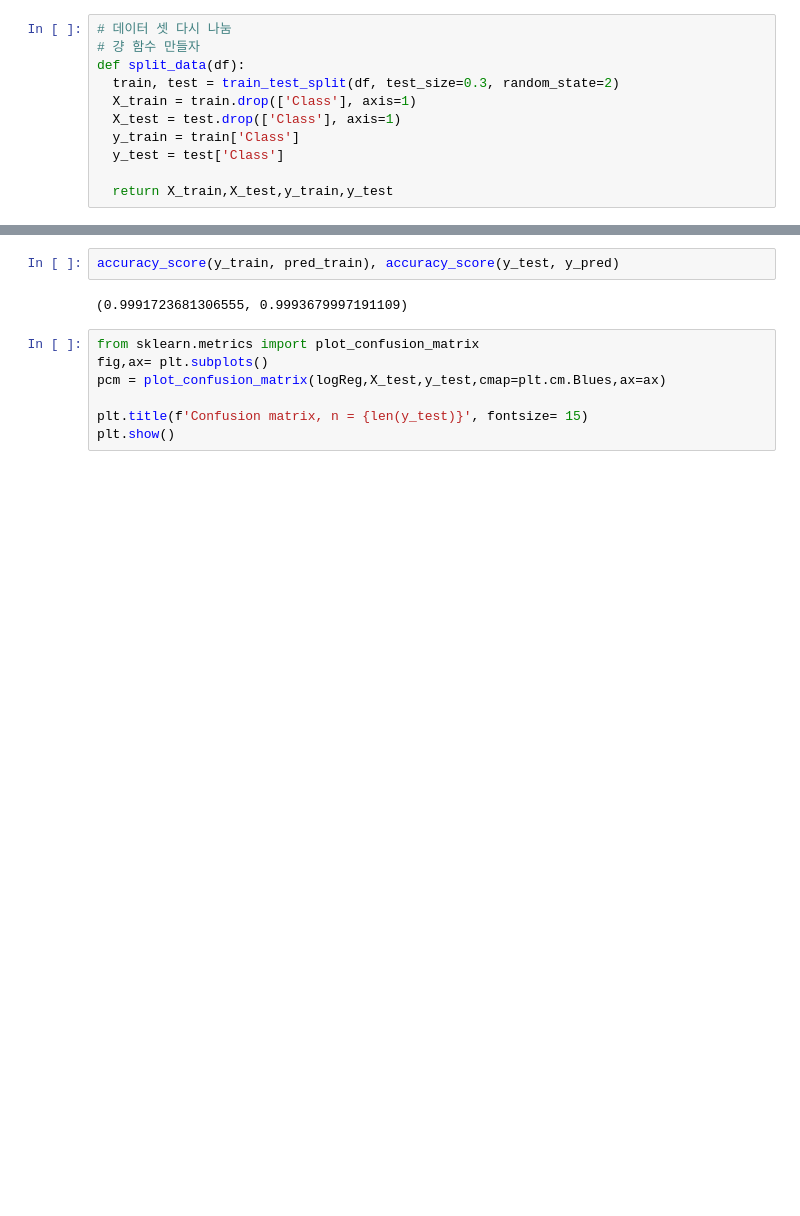
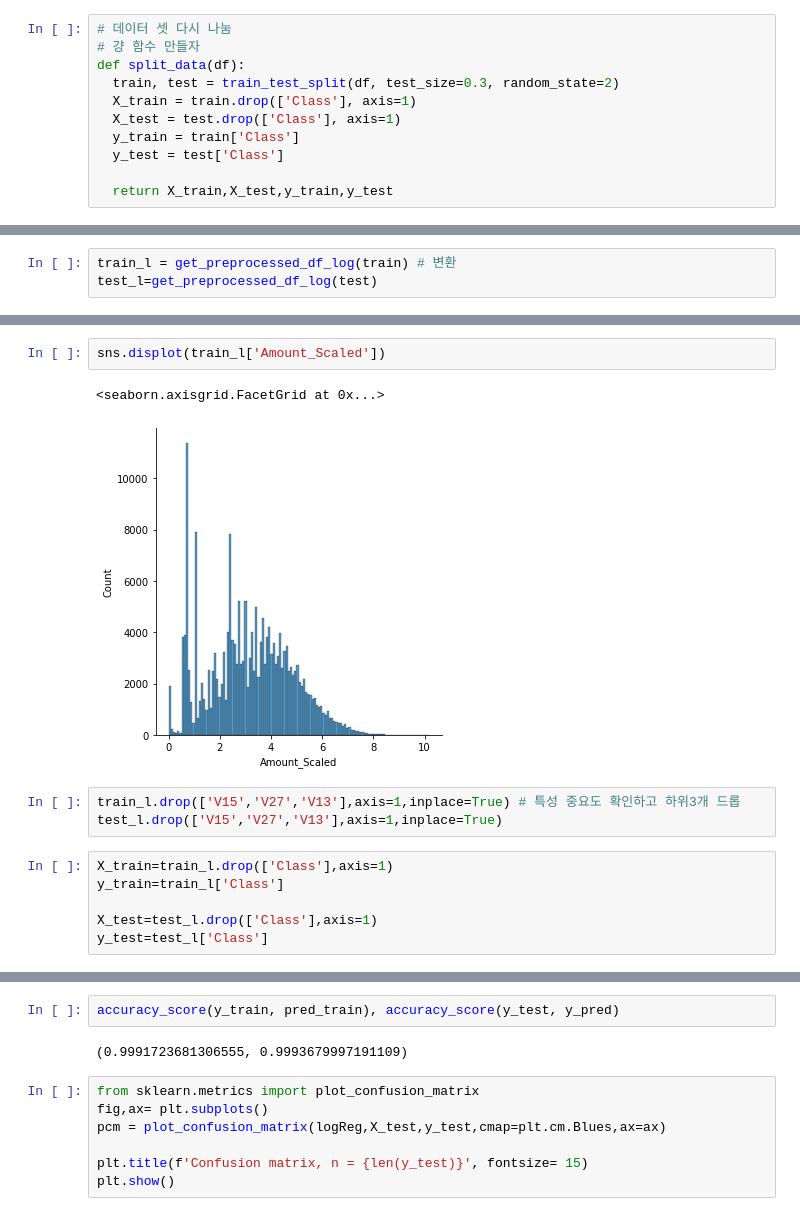
Before and after one commit to jihye201/Section-2-project, a Jupyter notebook: AI_13_오지혜_section2_project/AI_13_오지혜_section2_proj.ipynb, the cells around one changed output, grey strips where cells are left out. Drawn from its saved outputs; the diff is of its cells as text; blank space fills up the shorter version.

```diff
--- a/AI_13_오지혜_section2_project/AI_13_오지혜_section2_proj.ipynb
+++ b/AI_13_오지혜_section2_project/AI_13_오지혜_section2_proj.ipynb
@@ -390,0 +303,3 @@ def split_data(df):
+# %%
+train_l = get_preprocessed_df_log(train) # 변환
+test_l=get_preprocessed_df_log(test)
@@ -391 +322,15 @@ def split_data(df):
+# %%
+sns.displot(train_l['Amount_Scaled'])
+# %% [output]
+<seaborn.axisgrid.FacetGrid at 0x...>
+[figure, added]
+# %%
+train_l.drop(['V15','V27','V13'],axis=1,inplace=True) # 특성 중요도 확인하고 하위3개 드롭
+test_l.drop(['V15','V27','V13'],axis=1,inplace=True)
+# %%
+X_train=train_l.drop(['Class'],axis=1)
+y_train=train_l['Class']
+
+X_test=test_l.drop(['Class'],axis=1)
+y_test=test_l['Class']
 # %%
```
Also changed, not shown: parts of 64 cells of this notebook.
